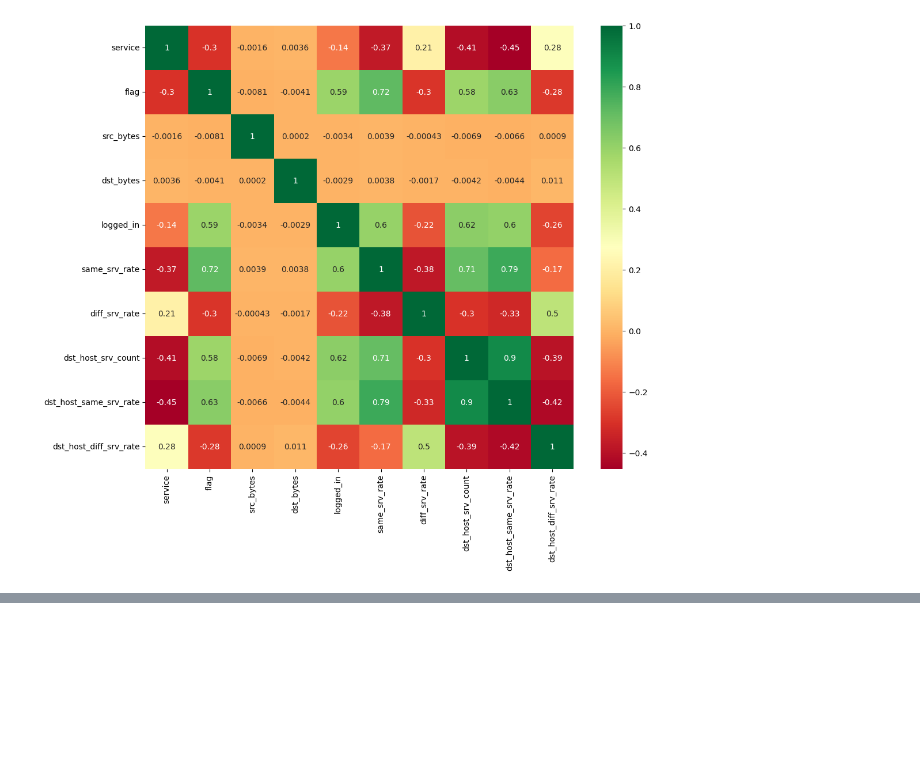
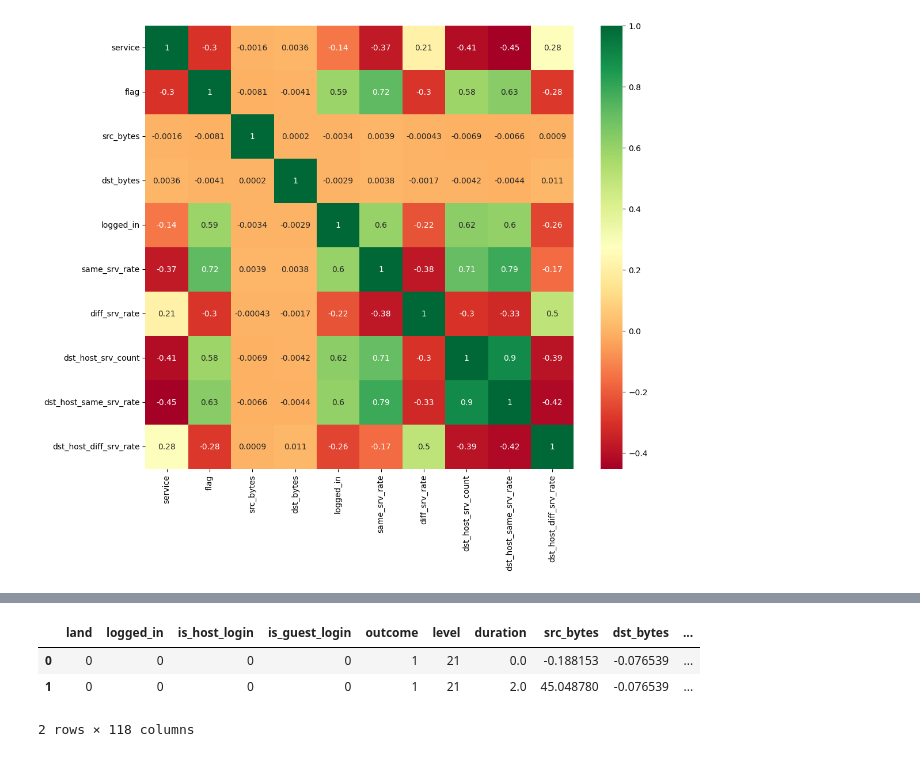
Before and after one commit to yassineboujrada/Intrusion_Detection_System_Analyze, a Jupyter notebook: IDS.ipynb, the cells around one changed output, grey strips where cells are left out. Cells and saved outputs as stored; diff of their text form; code cells hidden in the pictures; blank space fills up the shorter version.

```diff
--- a/IDS.ipynb
+++ b/IDS.ipynb
@@ -217,0 +261,7 @@ p=sns.heatmap(data_Train[coll].corr(), annot=True,cmap ='RdYlGn')
+# %%
+df_test.head(2)
+# %% [output]
+|  | land | logged_in | is_host_login | is_guest_login | outcome | level | duration | src_bytes | dst_bytes | ... |
+| 0 | 0 | 0 | 0 | 0 | 1 | 21 | 0.0 | -0.188153 | -0.076539 | ... |
+| 1 | 0 | 0 | 0 | 0 | 1 | 21 | 2.0 | 45.048780 | -0.076539 | ... |
+2 rows × 118 columns
```
Also changed, not shown: parts of 10 cells of this notebook.
